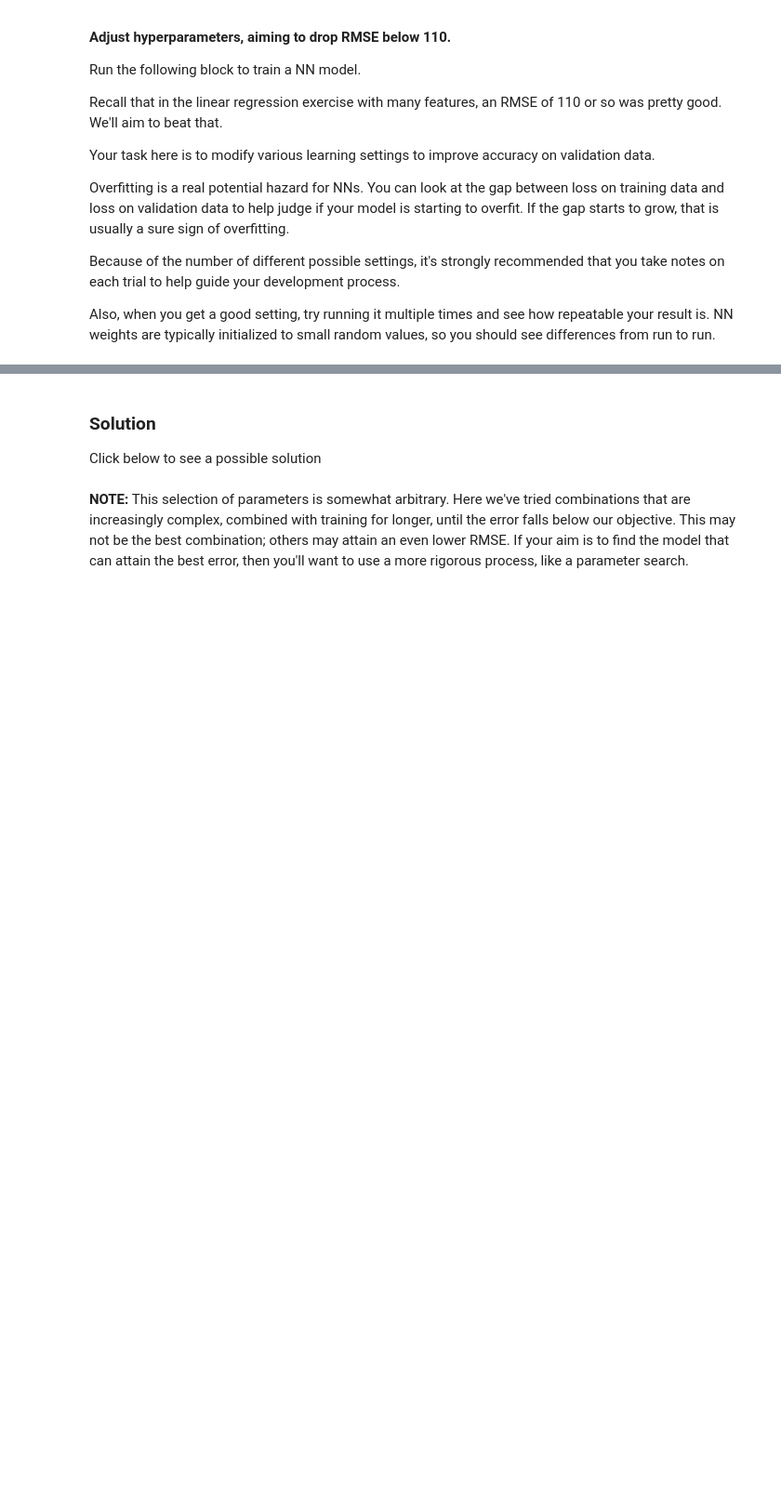
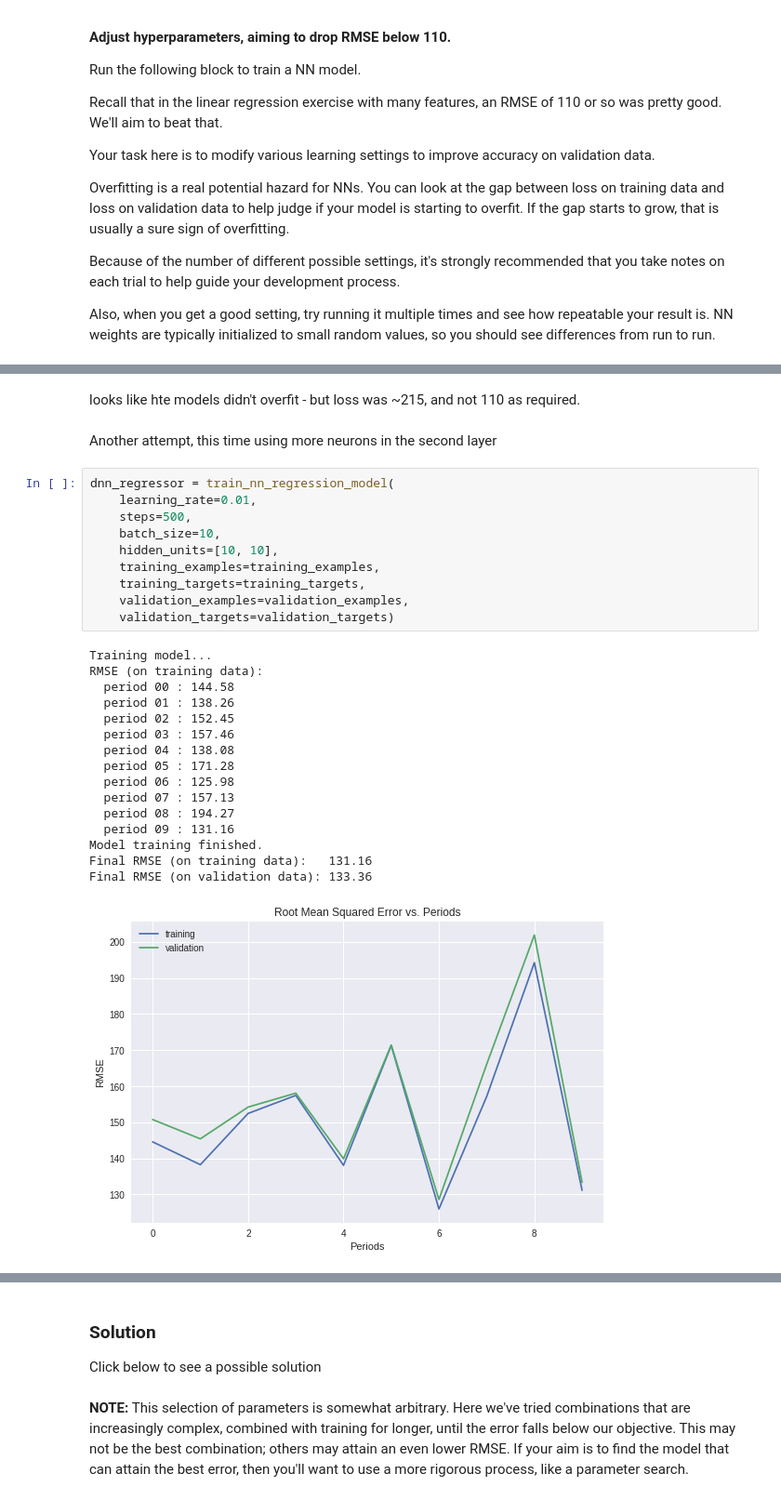
Before and after one commit to steineron/TensowFlowFirstSteps, a Jupyter notebook: intro_to_neural_nets.ipynb, the cells around one changed output, grey strips where cells are left out. Shown: that part at 93% size. Drawn from its saved outputs; the diff is of its cells as text; blank space fills up the shorter version.

```diff
--- a/intro_to_neural_nets.ipynb
+++ b/intro_to_neural_nets.ipynb
@@ -300,0 +362,31 @@ dnn_regressor = train_nn_regression_model(
+# %% [markdown]
+looks like hte models didn't overfit - but loss was ~215, and not 110 as required.
+# %% [markdown]
+Another attempt, this time using more neurons in the second layer
+# %%
+dnn_regressor = train_nn_regression_model(
+    learning_rate=0.01,
+    steps=500,
+    batch_size=10,
+    hidden_units=[10, 10],
+    training_examples=training_examples,
+    training_targets=training_targets,
+    validation_examples=validation_examples,
+    validation_targets=validation_targets)
+# %% [output]
+Training model...
+RMSE (on training data):
+  period 00 : 144.58
+  period 01 : 138.26
+  period 02 : 152.45
+  period 03 : 157.46
+  period 04 : 138.08
+  period 05 : 171.28
+  period 06 : 125.98
+  period 07 : 157.13
+  period 08 : 194.27
+  period 09 : 131.16
+Model training finished.
+Final RMSE (on training data):   131.16
+Final RMSE (on validation data): 133.36
+[figure, added]
```
Also changed, not shown: parts of 24 cells of this notebook.
